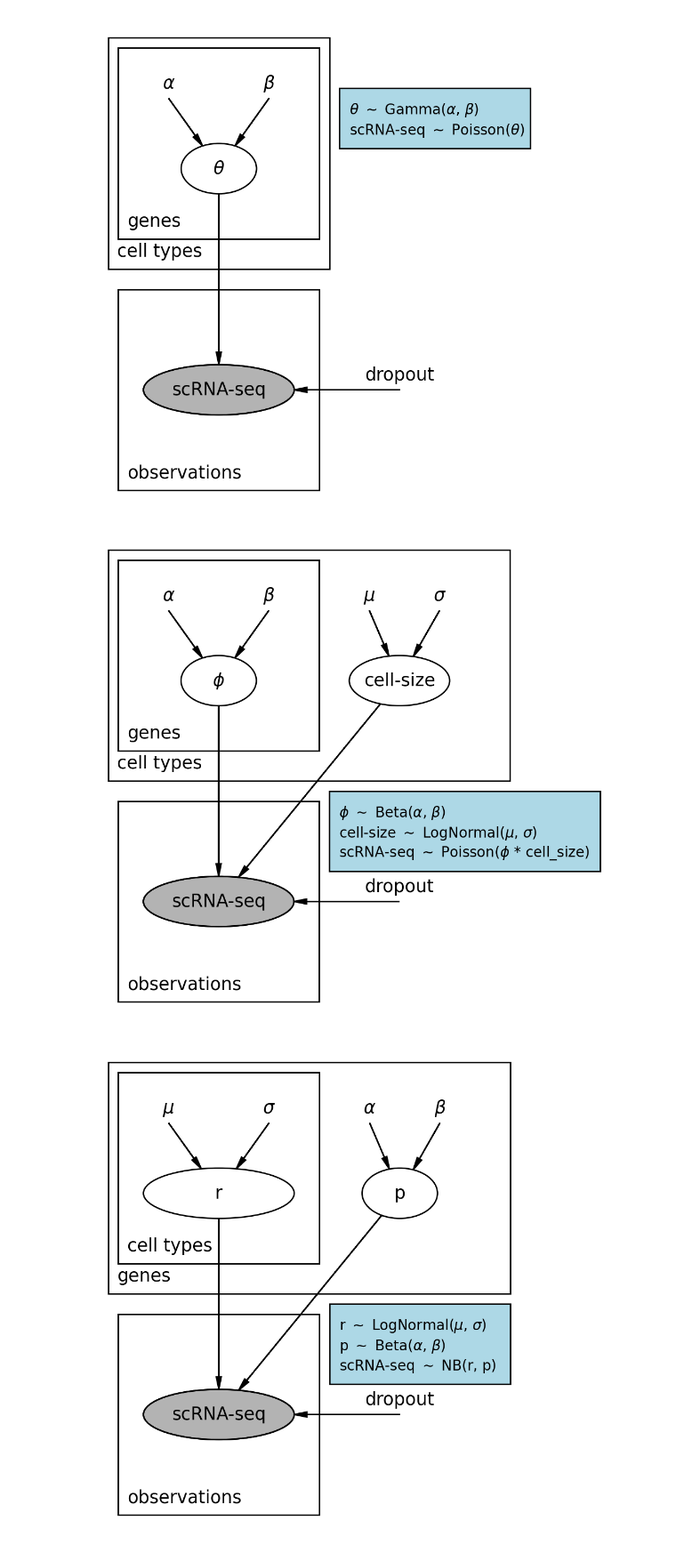
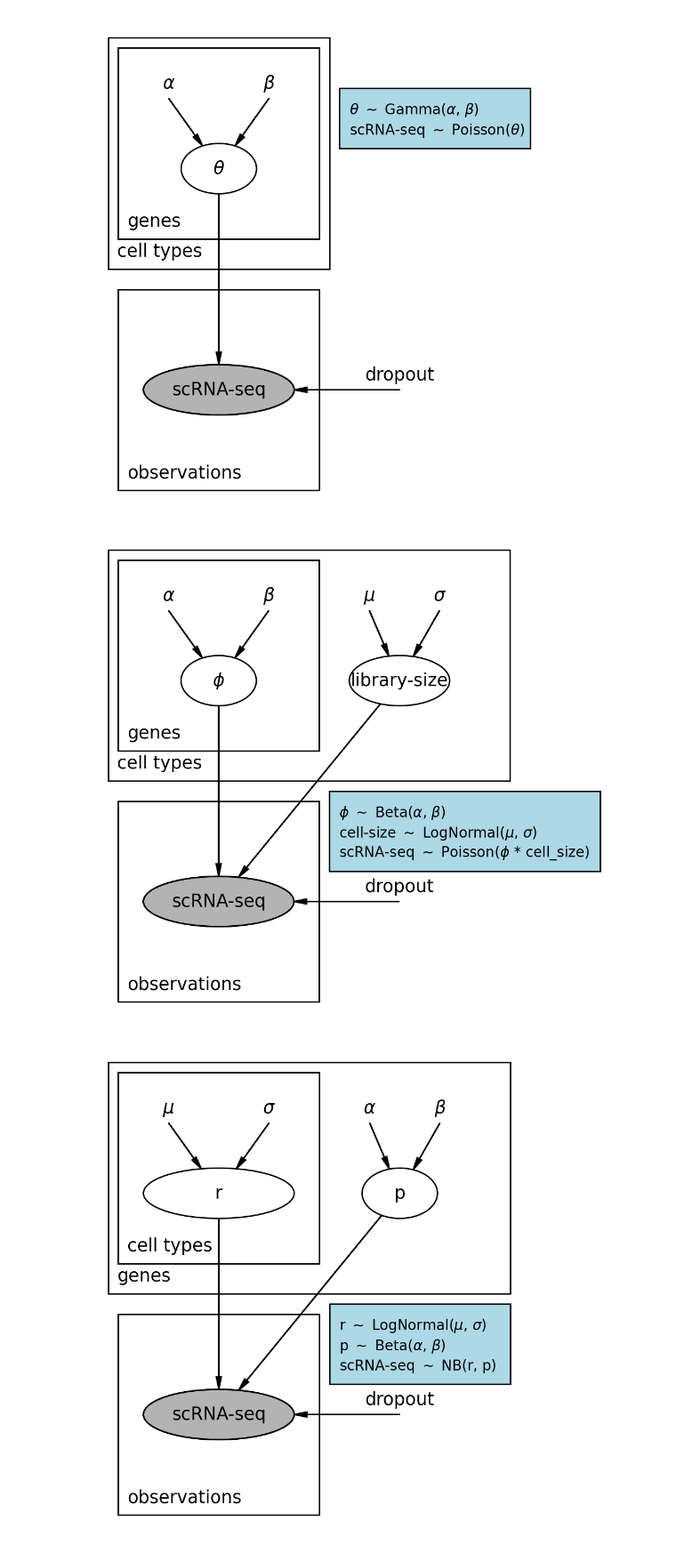
Before and after one commit to lutrarutra/deconv, a Jupyter notebook: notebooks/models.ipynb, the cells around one changed output. Shown at 89% size. Drawn from its saved outputs; the diff is of its cells as text; code cells hidden in the pictures.

```diff
--- a/notebooks/models.ipynb
+++ b/notebooks/models.ipynb
@@ -33,39 +33,39 @@ p.savefig("../deconV/figures/gamma.pdf")
 # %%
 # Beta
 p = daft.PGM(aspect=3, dpi=250, line_width=0.8)
 p.add_plate([0, 0.3, 2, 1.9], label="genes")
 p.add_plate([-0.1, 0, 4, 2.3], label="cell types")
 p.add_plate([0, -2.2, 2,2], label="observations")
 
 p.add_node("phi", r"$\phi$", 1, 1, aspect=1.5)
-p.add_node("cell_size", "cell-size", 2.8, 1, aspect=2.0)
+p.add_node("lib_size", "library-size", 2.8, 1, aspect=2.0)
 
 p.add_node("alpha", r"$\alpha$", 0.5, 1.7, scale=0, fixed=True)
 p.add_node("beta", r"$\beta$", 1.5, 1.7, scale=0, fixed=True)
-p.add_node("mu_cell_size", r"$\mu$", 2.5, 1.7, scale=0, fixed=True)
-p.add_node("std_cell_size", r"$\sigma$", 3.2, 1.7, scale=0, fixed=True)
+p.add_node("mu_lib_size", r"$\mu$", 2.5, 1.7, scale=0, fixed=True)
+p.add_node("std_lib_size", r"$\sigma$", 3.2, 1.7, scale=0, fixed=True)
 
 p.add_node("scRNA-seq", "scRNA-seq", 1, -1.2, observed=True)
 p.add_node("dropout", "dropout", 2.8, -1.2, scale=0, fixed=True)
 p.add_edge("dropout", "scRNA-seq")
 
 
 p.add_edge("alpha", "phi")
 p.add_edge("beta", "phi")
-p.add_edge("mu_cell_size", "cell_size")
-p.add_edge("std_cell_size", "cell_size")
-p.add_edge("cell_size", "scRNA-seq")
+p.add_edge("mu_lib_size", "lib_size")
+p.add_edge("std_lib_size", "lib_size")
+p.add_edge("lib_size", "scRNA-seq")
 p.add_edge("phi", "scRNA-seq")
 
 p.add_plate([2.1, -0.9, 2.7, 0.8], rect_params=dict(facecolor="lightblue"))
 p.add_text(2.2, -0.4, r"$\phi$ $\sim$ Beta($\alpha$, $\beta$)", fontsize=8)
 p.add_text(2.2, -0.6, r"cell-size $\sim$ LogNormal($\mu$, $\sigma$)", fontsize=8)
 p.add_text(2.2, -0.8, r"scRNA-seq $\sim$ Poisson($\phi$ * cell_size)", fontsize=8)
 
 p.render()
 p.savefig("../deconV/figures/beta.pdf")
 # %% [output]
-[figure, old version]
+[figure, new version]
 # %%
 # NB
 p = daft.PGM(aspect=3, dpi=250, line_width=0.8)
```
Also changed, not shown: 13 other files.
